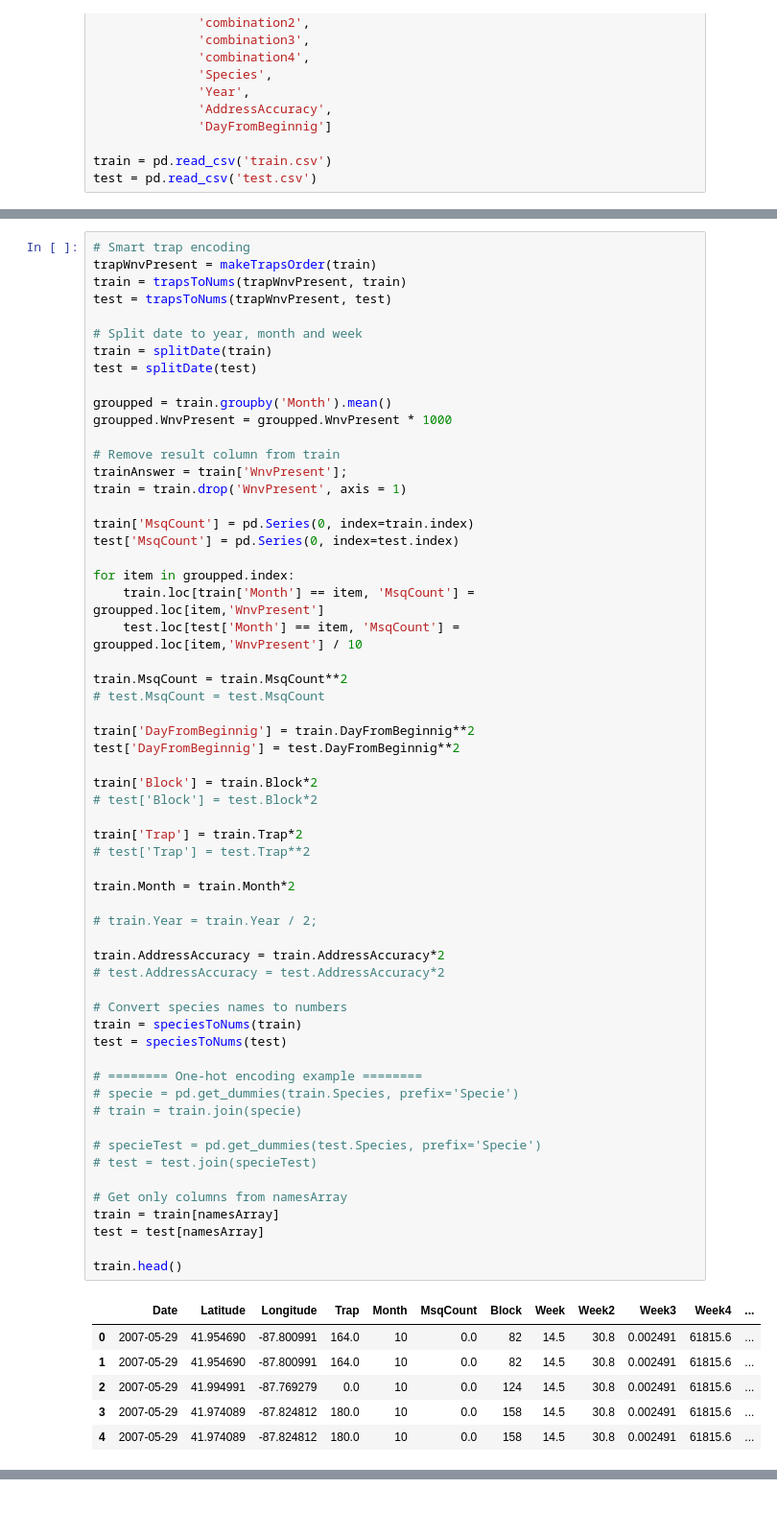
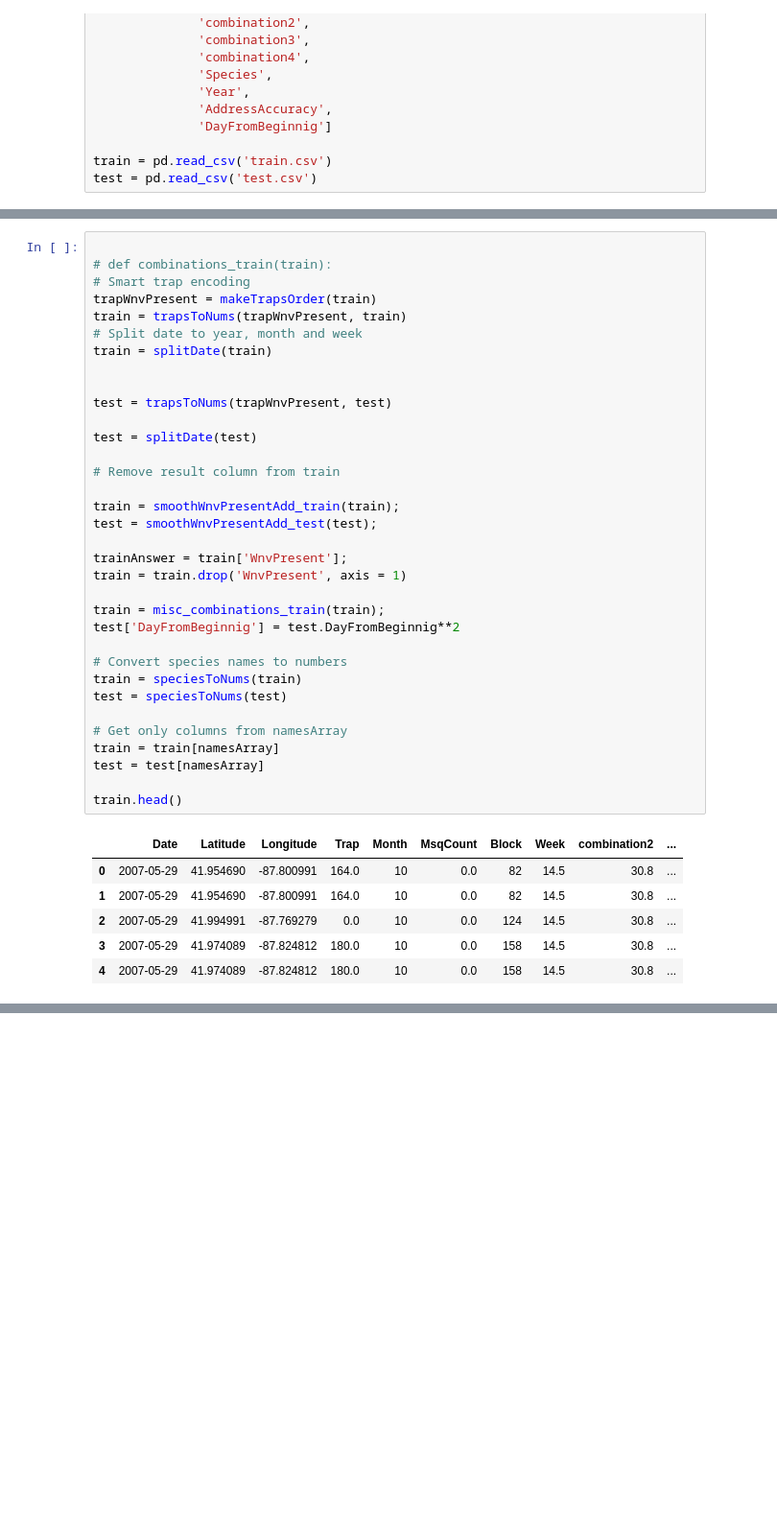
Before and after one commit to melaanya/WestNileVirus, a Jupyter notebook: WestNileVirus.ipynb, the cells around one changed output, grey strips where cells are left out. Shown at 96% size. Cells and saved outputs as stored; diff of their text form; blank space fills up the shorter version.

```diff
--- a/WestNileVirus.ipynb
+++ b/WestNileVirus.ipynb
@@ -197,66 +271,41 @@ test = pd.read_csv('test.csv')
 # %%
+
+# def combinations_train(train):
 # Smart trap encoding
 trapWnvPresent = makeTrapsOrder(train)
 train = trapsToNums(trapWnvPresent, train)
+# Split date to year, month and week
+train = splitDate(train)
+
+
 test = trapsToNums(trapWnvPresent, test)
 
-# Split date to year, month and week
-train = splitDate(train)
 test = splitDate(test)
 
-groupped = train.groupby('Month').mean()
-groupped.WnvPresent = groupped.WnvPresent * 1000
+# Remove result column from train
 
-# Remove result column from train
+train = smoothWnvPresentAdd_train(train);
+test = smoothWnvPresentAdd_test(test);
+
 trainAnswer = train['WnvPresent'];
 train = train.drop('WnvPresent', axis = 1)
 
-train['MsqCount'] = pd.Series(0, index=train.index)
-test['MsqCount'] = pd.Series(0, index=test.index)
-
-for item in groupped.index:
-    train.loc[train['Month'] == item, 'MsqCount'] = groupped.loc[item,'WnvPresent']
-    test.loc[test['Month'] == item, 'MsqCount'] = groupped.loc[item,'WnvPresent'] / 10
-
-train.MsqCount = train.MsqCount**2
-# test.MsqCount = test.MsqCount
-
-train['DayFromBeginnig'] = train.DayFromBeginnig**2
+train = misc_combinations_train(train);
 test['DayFromBeginnig'] = test.DayFromBeginnig**2
-
-train['Block'] = train.Block*2
-# test['Block'] = test.Block*2
-
-train['Trap'] = train.Trap*2
-# test['Trap'] = test.Trap**2
-
-train.Month = train.Month*2
-
-# train.Year = train.Year / 2;
-
-train.AddressAccuracy = train.AddressAccuracy*2
-# test.AddressAccuracy = test.AddressAccuracy*2
 
 # Convert species names to numbers
 train = speciesToNums(train)
 test = speciesToNums(test)
-
-# ======== One-hot encoding example ========
-# specie = pd.get_dummies(train.Species, prefix='Specie')
-# train = train.join(specie)
-
-# specieTest = pd.get_dummies(test.Species, prefix='Specie')
-# test = test.join(specieTest)
 
 # Get only columns from namesArray
 train = train[namesArray]
 test = test[namesArray]
 
 train.head()
 # %% [output]
-|  | Date | Latitude | Longitude | Trap | Month | MsqCount | Block | Week | Week2 | Week3 | Week4 | ... |
-| 0 | 2007-05-29 | 41.954690 | -87.800991 | 164.0 | 10 | 0.0 | 82 | 14.5 | 30.8 | 0.002491 | 61815.6 | ... |
-| 1 | 2007-05-29 | 41.954690 | -87.800991 | 164.0 | 10 | 0.0 | 82 | 14.5 | 30.8 | 0.002491 | 61815.6 | ... |
-| 2 | 2007-05-29 | 41.994991 | -87.769279 | 0.0 | 10 | 0.0 | 124 | 14.5 | 30.8 | 0.002491 | 61815.6 | ... |
-| 3 | 2007-05-29 | 41.974089 | -87.824812 | 180.0 | 10 | 0.0 | 158 | 14.5 | 30.8 | 0.002491 | 61815.6 | ... |
-| 4 | 2007-05-29 | 41.974089 | -87.824812 | 180.0 | 10 | 0.0 | 158 | 14.5 | 30.8 | 0.002491 | 61815.6 | ... |
+|  | Date | Latitude | Longitude | Trap | Month | MsqCount | Block | Week | combination2 | ... |
+| 0 | 2007-05-29 | 41.954690 | -87.800991 | 164.0 | 10 | 0.0 | 82 | 14.5 | 30.8 | ... |
+| 1 | 2007-05-29 | 41.954690 | -87.800991 | 164.0 | 10 | 0.0 | 82 | 14.5 | 30.8 | ... |
+| 2 | 2007-05-29 | 41.994991 | -87.769279 | 0.0 | 10 | 0.0 | 124 | 14.5 | 30.8 | ... |
+| 3 | 2007-05-29 | 41.974089 | -87.824812 | 180.0 | 10 | 0.0 | 158 | 14.5 | 30.8 | ... |
+| 4 | 2007-05-29 | 41.974089 | -87.824812 | 180.0 | 10 | 0.0 | 158 | 14.5 | 30.8 | ... |
```
Also changed, not shown: parts of 9 cells of this notebook.
